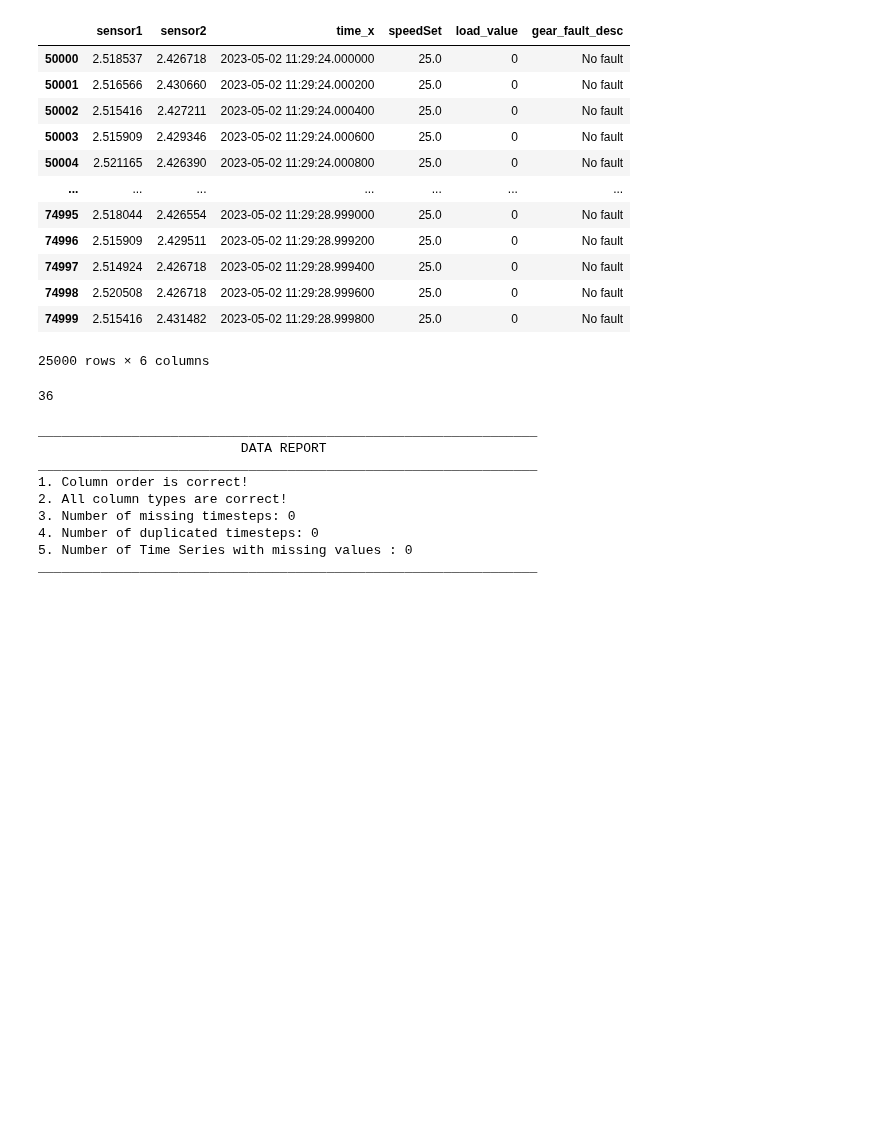
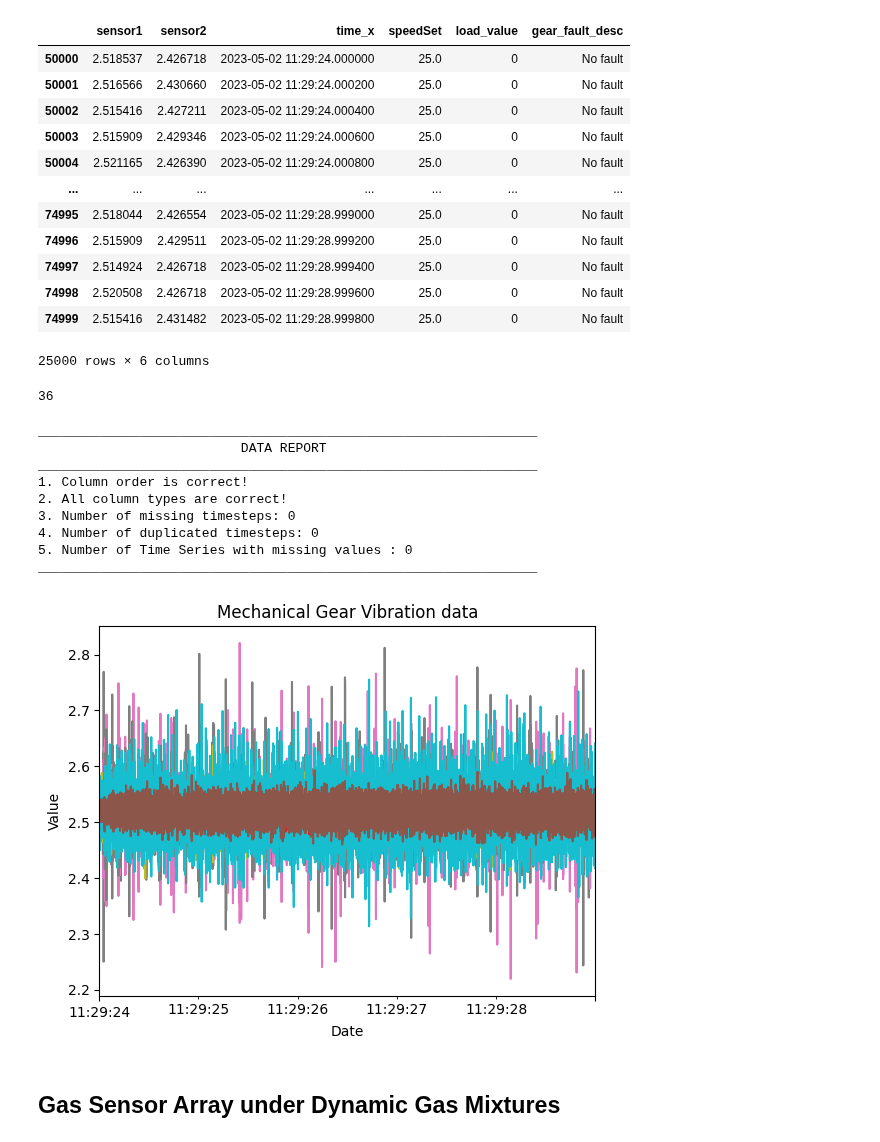
Before and after one commit to MiguelLoureiro98/timecave, a Jupyter notebook: experiments/data_preprocessing_cont.ipynb, the cells around one changed output. Cells and saved outputs as stored; diff of their text form; code cells hidden in the pictures; blank space fills up the shorter version.

Commit message:
Started processing gas array.

```diff
--- a/experiments/data_preprocessing_cont.ipynb
+++ b/experiments/data_preprocessing_cont.ipynb
@@ -653,3 +653,9 @@ ________________________________________________________________
 ________________________________________________________________
 # %%
 mechanical_gear_series.to_csv("C:/Users/User/Desktop/Project_repos/timecave/timecave/experiments/datasets/processed_data/mechanical_gear_vibration_data.csv", index=False);
+# %%
+plot_time_series(mechanical_gear_series, legend=False, title="Mechanical Gear Vibration data");
+# %% [output]
+[figure, added]
+# %% [markdown]
+## Gas Sensor Array under Dynamic Gas Mixtures
```
Also changed, not shown: parts of 12 cells of this notebook.
